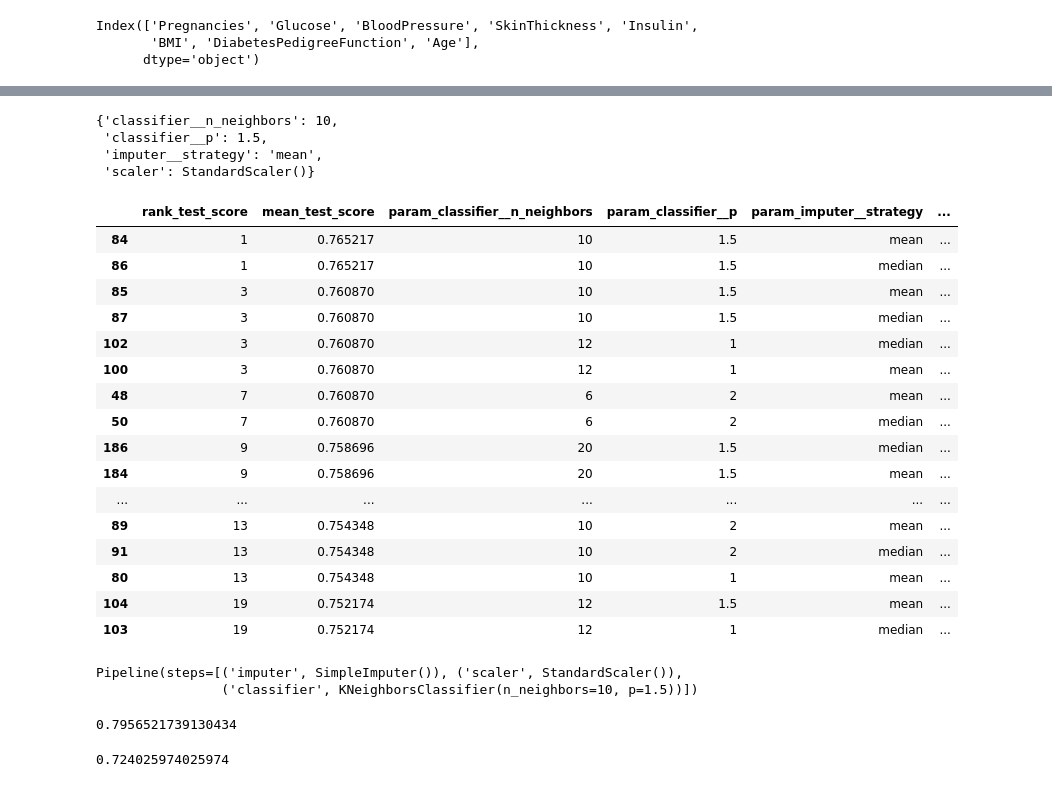
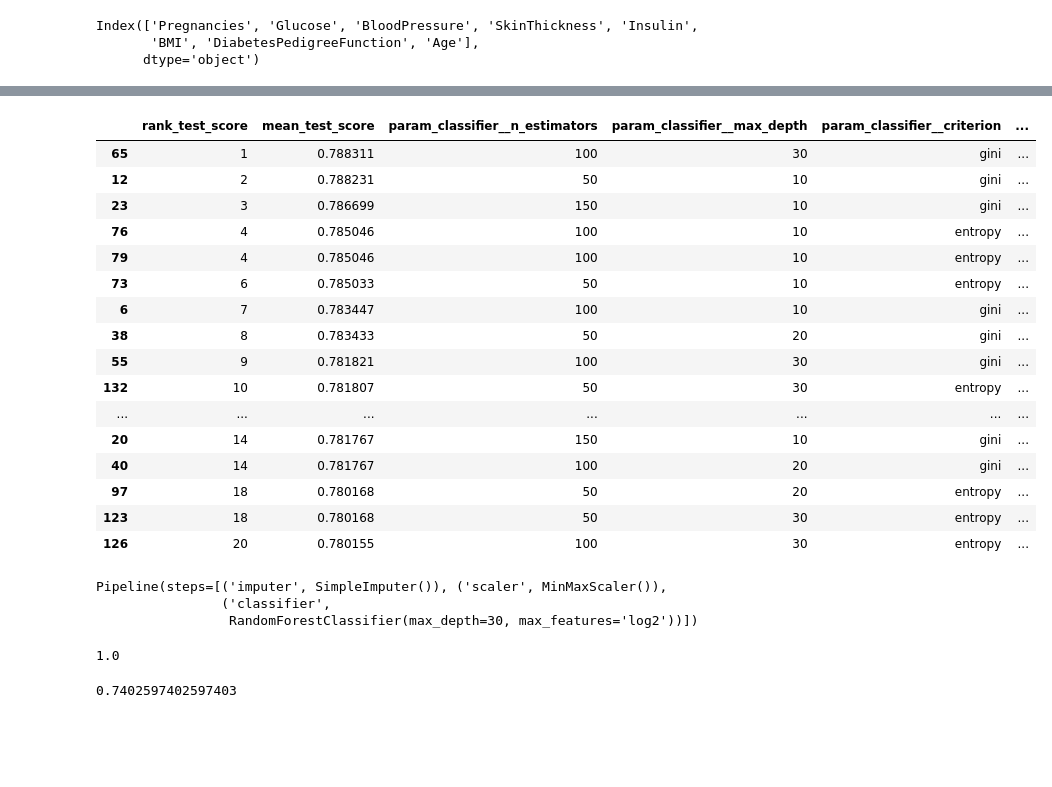
Before and after one commit to 4GeeksAcademy/nicholasdetriorandomforest, a Jupyter notebook: src/explore.ipynb, the cells around one changed output, grey strips where cells are left out. Saved outputs shown, nothing was run; the diff lists cells and outputs as text; code cells hidden in the pictures; blank space fills up the shorter version.

```diff
--- a/src/explore.ipynb
+++ b/src/explore.ipynb
@@ -250,4 +251,4 @@ parameters_grid
 # %%
-grid_search = GridSearchCV(pipe, parameters_grid, scoring='accuracy')
+grid_search = GridSearchCV(pipe, parameters_grid2, scoring='accuracy')
 grid_search
 # %% [output]
@@ -260,4 +265,4 @@ GridSearchCV(estimator=Pipeline(steps=[('imputer',
              scoring='accuracy')
 # %%
-grid_search.fit(X_train, y_train)
+grid_search.fit(X_train_pipe, y_train_pipe)
 # %% [output]
@@ -332,3 +299,0 @@ parameters_grid = {
-# %%
-grid_search = GridSearchCV(pipe, parameters_grid, scoring='accuracy')
-grid_search
@@ -344,2 +299,0 @@ GridSearchCV(estimator=Pipeline(steps=[('imputer', SimpleImputer()),
-# %%
-grid_search.fit(X_train, y_train)
@@ -355,51 +300,47 @@ GridSearchCV(estimator=Pipeline(steps=[('imputer', SimpleImputer()),
-# %%
-grid_search.best_params_
-# %% [output]
-{'classifier__n_neighbors': 10,
- 'classifier__p': 1.5,
- 'imputer__strategy': 'mean',
- 'scaler': StandardScaler()}
 # %%
 CV_df = pd.DataFrame(grid_search.cv_results_)
 # %%
 CV_df.sort_values(by='rank_test_score').head(20)[[
     'rank_test_score',
     'mean_test_score',
-    'param_classifier__n_neighbors',
-    'param_classifier__p',
+    'param_classifier__n_estimators',
+    'param_classifier__max_depth',
+    'param_classifier__criterion',
+    'param_classifier__max_features',
     'param_imputer__strategy',
     'param_scaler']]
 # %% [output]
-|  | rank_test_score | mean_test_score | param_classifier__n_neighbors | param_classifier__p | param_imputer__strategy | ... |
-| 84 | 1 | 0.765217 | 10 | 1.5 | mean | ... |
-| 86 | 1 | 0.765217 | 10 | 1.5 | median | ... |
-| 85 | 3 | 0.760870 | 10 | 1.5 | mean | ... |
-| 87 | 3 | 0.760870 | 10 | 1.5 | median | ... |
-| 102 | 3 | 0.760870 | 12 | 1 | median | ... |
-| 100 | 3 | 0.760870 | 12 | 1 | mean | ... |
-| 48 | 7 | 0.760870 | 6 | 2 | mean | ... |
-| 50 | 7 | 0.760870 | 6 | 2 | median | ... |
-| 186 | 9 | 0.758696 | 20 | 1.5 | median | ... |
-| 184 | 9 | 0.758696 | 20 | 1.5 | mean | ... |
+|  | rank_test_score | mean_test_score | param_classifier__n_estimators | param_classifier__max_depth | param_classifier__criterion | ... |
+| 65 | 1 | 0.788311 | 100 | 30 | gini | ... |
+| 12 | 2 | 0.788231 | 50 | 10 | gini | ... |
+| 23 | 3 | 0.786699 | 150 | 10 | gini | ... |
+| 76 | 4 | 0.785046 | 100 | 10 | entropy | ... |
+| 79 | 4 | 0.785046 | 100 | 10 | entropy | ... |
+| 73 | 6 | 0.785033 | 50 | 10 | entropy | ... |
+| 6 | 7 | 0.783447 | 100 | 10 | gini | ... |
+| 38 | 8 | 0.783433 | 50 | 20 | gini | ... |
+| 55 | 9 | 0.781821 | 100 | 30 | gini | ... |
+| 132 | 10 | 0.781807 | 50 | 30 | entropy | ... |
 | ... | ... | ... | ... | ... | ... | ... |
-| 89 | 13 | 0.754348 | 10 | 2 | mean | ... |
-| 91 | 13 | 0.754348 | 10 | 2 | median | ... |
-| 80 | 13 | 0.754348 | 10 | 1 | mean | ... |
-| 104 | 19 | 0.752174 | 12 | 1.5 | mean | ... |
-| 103 | 19 | 0.752174 | 12 | 1 | median | ... |
+| 20 | 14 | 0.781767 | 150 | 10 | gini | ... |
+| 40 | 14 | 0.781767 | 100 | 20 | gini | ... |
+| 97 | 18 | 0.780168 | 50 | 20 | entropy | ... |
+| 123 | 18 | 0.780168 | 50 | 30 | entropy | ... |
+| 126 | 20 | 0.780155 | 100 | 30 | entropy | ... |
 # %%
-pipe_optimal = grid_search.best_estimator_
-pipe_optimal
+pipe_optimal_2 = grid_search.best_estimator_
+pipe_optimal_2
 # %% [output]
-Pipeline(steps=[('imputer', SimpleImputer()), ('scaler', StandardScaler()),
-                ('classifier', KNeighborsClassifier(n_neighbors=10, p=1.5))])
+Pipeline(steps=[('imputer', SimpleImputer()), ('scaler', MinMaxScaler()),
+                ('classifier',
+                 RandomForestClassifier(max_depth=30, max_features='log2'))])
 # %%
 # Evaluate on the training...
-pipe_optimal.score(X_train, y_train)
+pipe_optimal_2.score(X_train_pipe, y_train_pipe)
 # %% [output]
-0.7956521739130434
+1.0
 # %%
 # And testing...
-pipe_optimal.score(X_test, y_test)
+pipe_optimal_2.score(X_test_pipe, y_test_pipe)
 # %% [output]
-0.724025974025974
+0.7402597402597403
```
Also changed, not shown: parts of 26 cells of this notebook.
